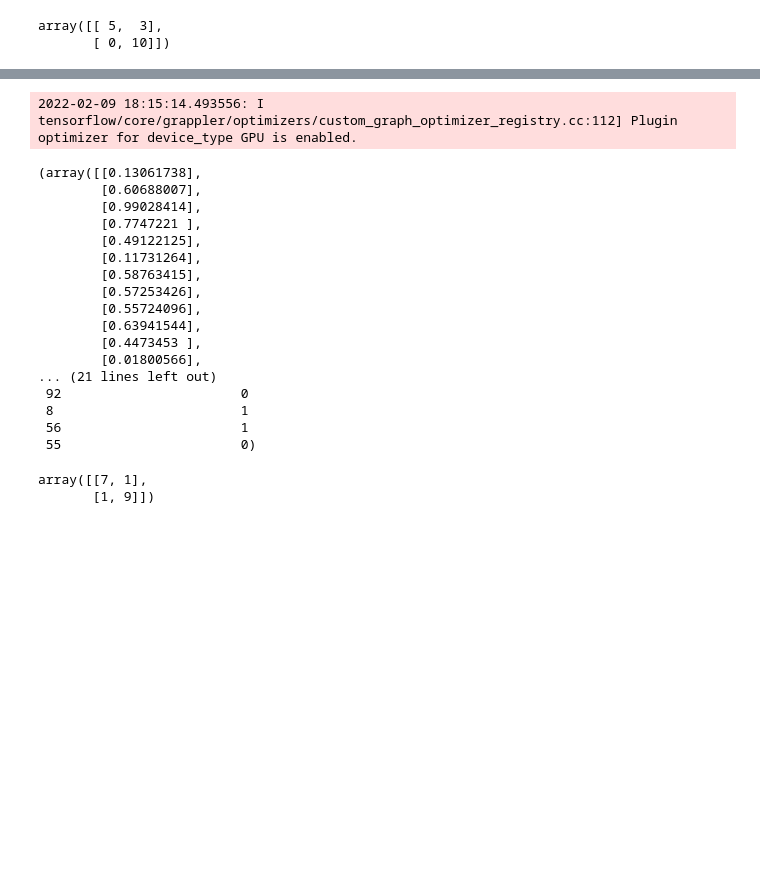
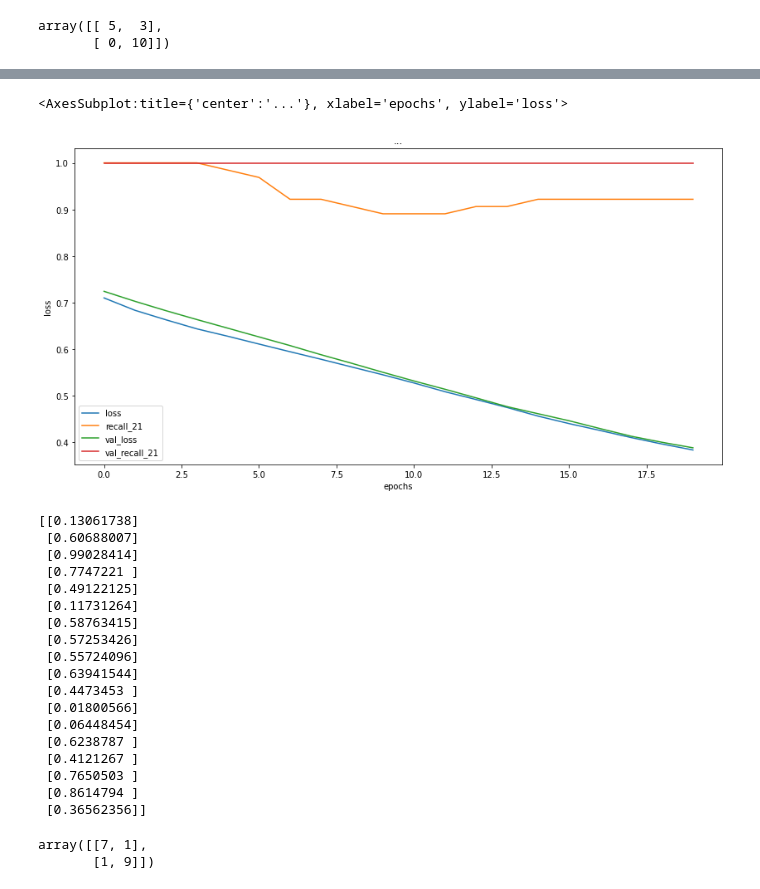
Before and after one commit to johancodes/heart-disease, a Jupyter notebook: heart_disease_ml.ipynb, the cells around one changed output, grey strips where cells are left out. Saved outputs shown, nothing was run; the diff lists cells and outputs as text; code cells hidden in the pictures; blank space fills up the shorter version.

```diff
--- a/heart_disease_ml.ipynb
+++ b/heart_disease_ml.ipynb
@@ -493,8 +486,8 @@ model4 = keras.Sequential([
 model4.compile(
     loss=keras.losses.BinaryCrossentropy(),
     optimizer='Adam',
-    #metrics=tf.keras.metrics.Recall(thresholds=0.5)
-    metrics='Accuracy'
+    metrics=tf.keras.metrics.Recall(thresholds=0.4)
+    #metrics='Accuracy'
     )
 
 # fit model
@@ -536,28 +525,39 @@ Epoch 20/20
+# %%
+# loss curve
+
+pd.DataFrame(model4_history.history).plot(
+            figsize=(14,7),
+            title='...',
+            xlabel='epochs',
+            ylabel='loss'
+            )
+# %% [output]
+<AxesSubplot:title={'center':'...'}, xlabel='epochs', ylabel='loss'>
+[figure, added]
 # %%
-# predict
 
-X_val_pred_lower_thresh_model_4 = model4.predict(X_val_scaled)
+X_val_model4_pred = model4.predict(X_val_scaled)
 
-X_val_pred_lower_thresh_model_4, y_val
+print(X_val_model4_pred)
 # %% [output]
-2022-02-09 18:15:14.493556: I tensorflow/core/grappler/optimizers/custom_graph_optimizer_registry.cc:112] Plugin optimizer for device_type GPU is enabled.
+[[0.13061738]
+ [0.60688007]
+ [0.99028414]
+ [0.7747221 ]
+ [0.49122125]
+ [0.11731264]
+ [0.58763415]
+ [0.57253426]
+ [0.55724096]
+ [0.63941544]
+ [0.4473453 ]
+ [0.01800566]
+ [0.06448454]
+ [0.6238787 ]
+ [0.4121267 ]
+ [0.7650503 ]
+ [0.8614794 ]
+ [0.36562356]]
-(array([[0.13061738],
-        [0.60688007],
-        [0.99028414],
-        [0.7747221 ],
-        [0.49122125],
-        [0.11731264],
-        [0.58763415],
-        [0.57253426],
-        [0.55724096],
-        [0.63941544],
-        [0.4473453 ],
-        [0.01800566],
-... (21 lines left out)
- 92                       0
- 8                        1
- 56                       1
- 55                       0)
 # %%
 # create new confusion matrix
 
```
Also changed, not shown: parts of 10 cells of this notebook.
